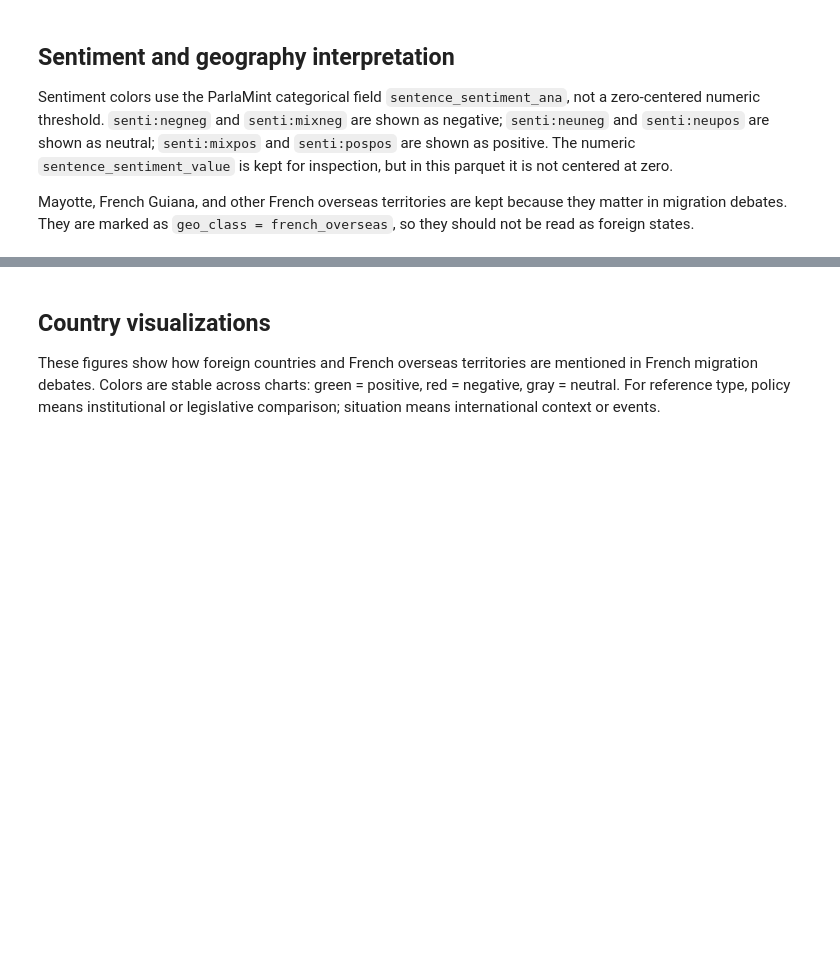
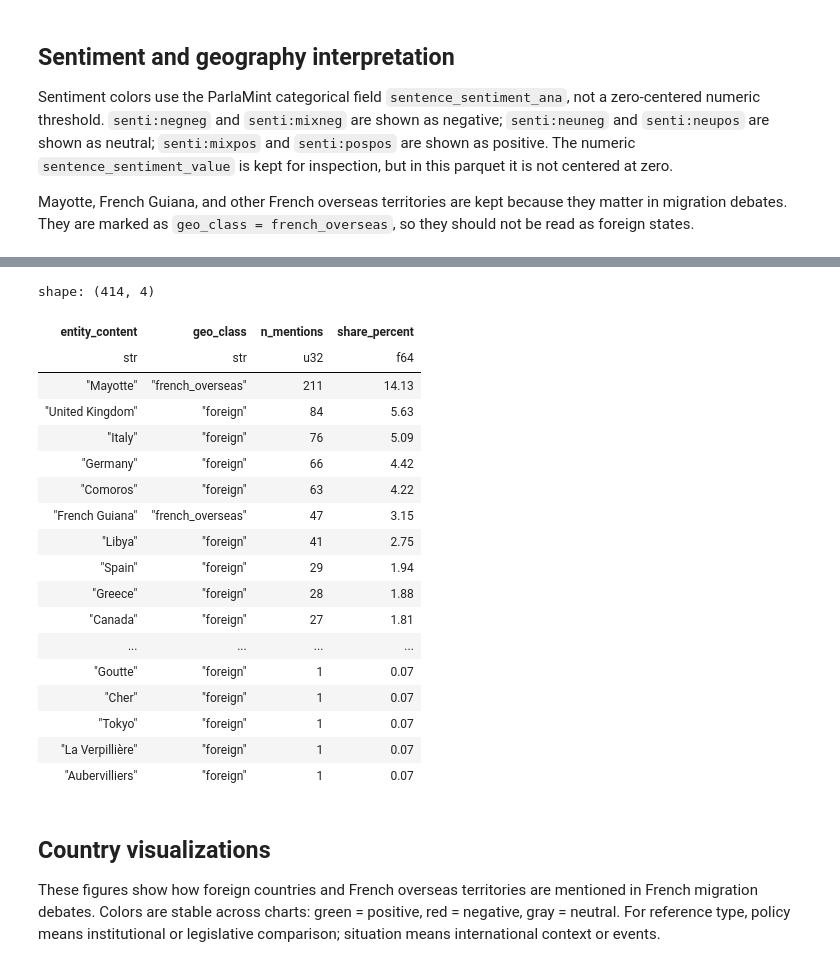
Before and after one commit to yavlenieraket/parliments_migration, a Jupyter notebook: src/migration-experiments21/parlaments-beyond-borders/notebooks/01_fra_2018_pilot.ipynb, the cells around one changed output, grey strips where cells are left out. Cells and saved outputs as stored; diff of their text form; code cells hidden in the pictures; blank space fills up the shorter version.

```diff
--- a/src/migration-experiments21/parlaments-beyond-borders/notebooks/01_fra_2018_pilot.ipynb
+++ b/src/migration-experiments21/parlaments-beyond-borders/notebooks/01_fra_2018_pilot.ipynb
@@ -205,3 +219,29 @@ Mayotte, French Guiana, and other French overseas territories are kept because t
+# %%
+# Explanation: Show every retained mentioned entity, not only the top countries.
+# Explanation: geo_class separates foreign entities from French overseas territories.
+with pl.Config(tbl_rows=500, tbl_cols=8, fmt_str_lengths=80):
+    full_entity_distribution = inspect.country_distribution(annotated, min_mentions=1)
+    display(full_entity_distribution)
+# %% [output]
+shape: (414, 4)
+| entity_content | geo_class | n_mentions | share_percent |
+| str | str | u32 | f64 |
+| "Mayotte" | "french_overseas" | 211 | 14.13 |
+| "United Kingdom" | "foreign" | 84 | 5.63 |
+| "Italy" | "foreign" | 76 | 5.09 |
+| "Germany" | "foreign" | 66 | 4.42 |
+| "Comoros" | "foreign" | 63 | 4.22 |
+| "French Guiana" | "french_overseas" | 47 | 3.15 |
+| "Libya" | "foreign" | 41 | 2.75 |
+| "Spain" | "foreign" | 29 | 1.94 |
+| "Greece" | "foreign" | 28 | 1.88 |
+| "Canada" | "foreign" | 27 | 1.81 |
+| ... | ... | ... | ... |
+| "Goutte" | "foreign" | 1 | 0.07 |
+| "Cher" | "foreign" | 1 | 0.07 |
+| "Tokyo" | "foreign" | 1 | 0.07 |
+| "La Verpillière" | "foreign" | 1 | 0.07 |
+| "Aubervilliers" | "foreign" | 1 | 0.07 |
 # %% [markdown]
 ## Country visualizations
 
```
Also changed, not shown: parts of 8 cells of this notebook, 3 other files.
